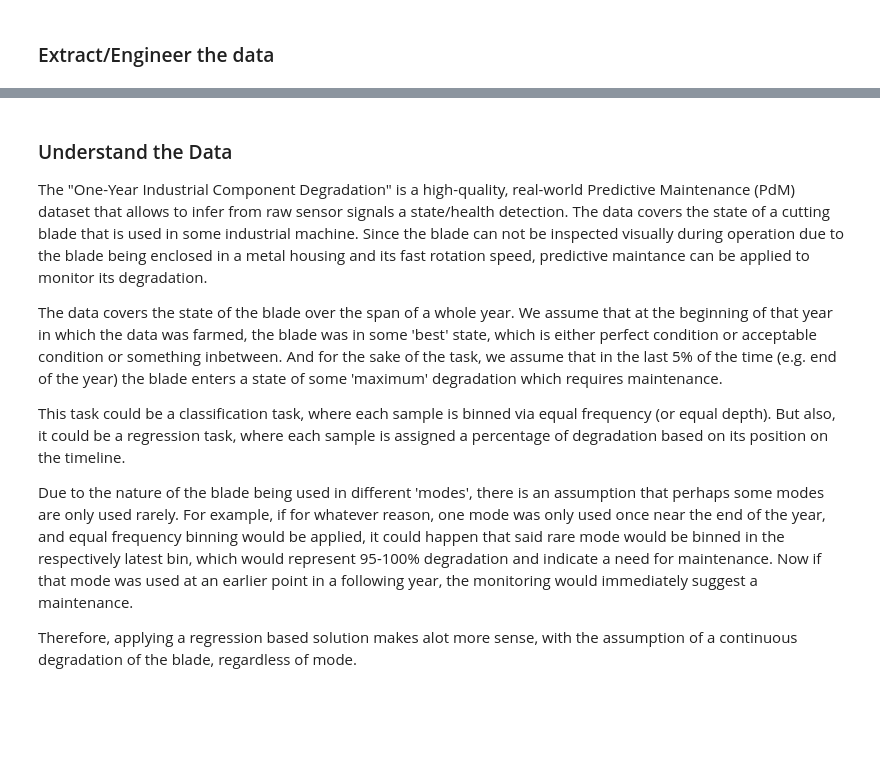
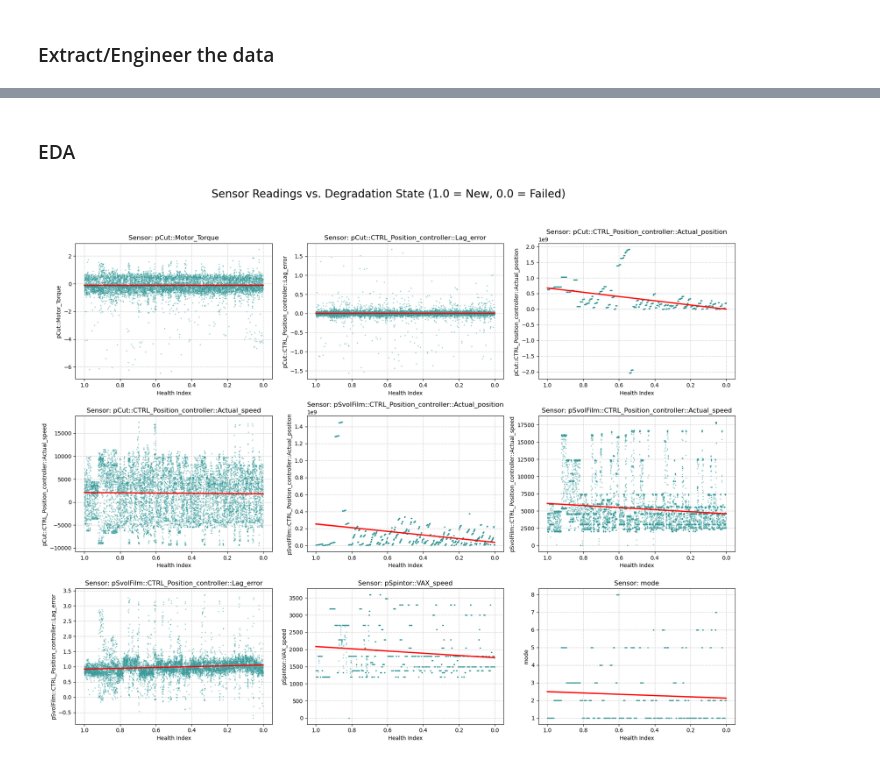
Before and after one commit to Friedrich-Mueller/ai_solutions, a Jupyter notebook: predictive_maintenance/notebooks/MVP.ipynb, the cells around one changed output, grey strips where cells are left out. Drawn from its saved outputs; the diff is of its cells as text; code cells hidden in the pictures; blank space fills up the shorter version.

```diff
--- a/predictive_maintenance/notebooks/MVP.ipynb
+++ b/predictive_maintenance/notebooks/MVP.ipynb
@@ -101,13 +129,44 @@ Columns after cleaning: ['pCut::Motor_Torque', 'pCut::CTRL_Position_controller::
 # %% [markdown]
-### Understand the Data
-
-The "One-Year Industrial Component Degradation" is a high-quality, real-world Predictive Maintenance (PdM) dataset that allows to infer from raw sensor signals a state/health detection. The data covers the state of a cutting blade that is used in some industrial machine. Since the blade can not be inspected visually during operation due to the blade being enclosed in a metal housing and its fast rotation speed, predictive maintance can be applied to monitor its degradation.
-
-The data covers the state of the blade over the span of a whole year. We assume that at the beginning of that year in which the data was farmed, the blade was in some 'best' state, which is either perfect condition or acceptable condition or something inbetween. And for the sake of the task, we assume that in the last 5% of the time (e.g. end of the year) the blade enters a state of some 'maximum' degradation which requires maintenance.
-
-
-This task could be a classification task, where each sample is binned via equal frequency (or equal depth). But also, it could be a regression task, where each sample is assigned a percentage of degradation based on its position on the timeline.
-
-Due to the nature of the blade being used in different 'modes', there is an assumption that perhaps some modes are only used rarely. For example, if for whatever reason, one mode was only used once near the end of the year, and equal frequency binning would be applied, it could happen that said rare mode would be binned in the respectively latest bin, which would represent 95-100% degradation and indicate a need for maintenance. Now if that mode was used at an earlier point in a following year, the monitoring would immediately suggest a maintenance.
-
-Therefore, applying a regression based solution makes alot more sense, with the assumption of a continuous degradation of the blade, regardless of mode.
+### EDA
+# %%
+# Sensor Readings vs. Degradation State
+
+sensor_cols = master_df.columns.tolist()[:-1]
+
+fig, axes = plt.subplots(3, 3, figsize=(18, 15))
+fig.suptitle('Sensor Readings vs. Degradation State (1.0 = New, 0.0 = Failed)', fontsize=20)
+axes = axes.flatten()
+plot_sample = master_df.sample(n=10000, random_state=42)
+
+for i, col in enumerate(sensor_cols):
+    # Scatter plot with low alpha (transparency) helps see density
+    sns.scatterplot(
+        data=plot_sample,
+        x='health',
+        y=col,
+        ax=axes[i],
+        s=5,
+        alpha=0.4,
+        color='teal'
+    )
+
+    # Add a trend line (regression line) to see the general direction of wear
+    sns.regplot(
+        data=plot_sample,
+        x='health',
+        y=col,
+        ax=axes[i],
+        scatter=False,
+        color='red',
+        lowess=False
+    )
+
+    axes[i].set_title(f'Sensor: {col}', fontsize=12)
+    axes[i].set_xlabel('Health Index')
+    axes[i].invert_xaxis() # Optional: flip so the plot goes from Left (New) to Right (Old)
+    axes[i].grid(True, linestyle='--', alpha=0.6)
+
+plt.tight_layout(rect=[0, 0.03, 1, 0.95])
+plt.show()
+# %% [output]
+[figure, added]
```
Also changed, not shown: parts of 12 cells of this notebook.
